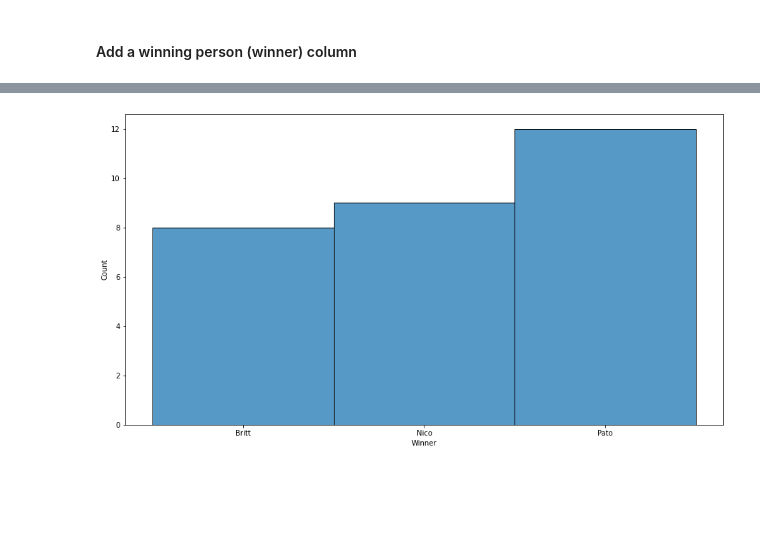
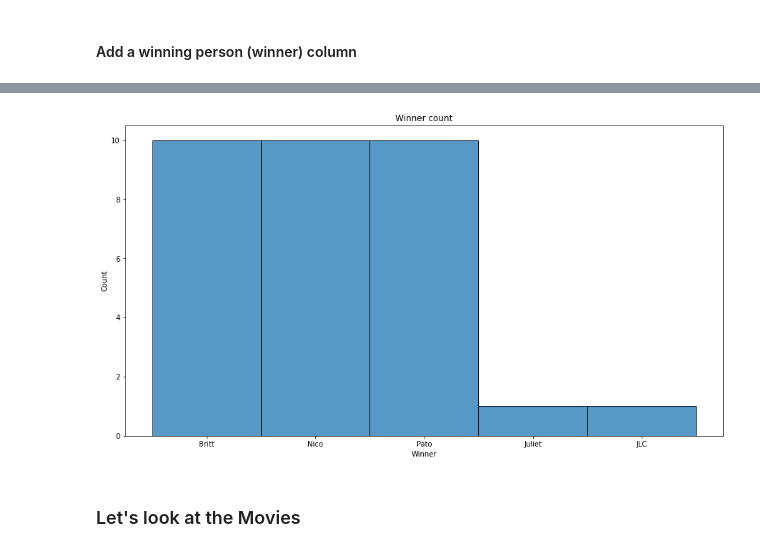
Before and after one commit to p-contreras/Movie-Project, a Jupyter notebook: Cool stuff.ipynb, the cells around one changed output, grey strips where cells are left out. Saved outputs shown, nothing was run; the diff lists cells and outputs as text; code cells hidden in the pictures; blank space fills up the shorter version.

```diff
--- a/Cool stuff.ipynb
+++ b/Cool stuff.ipynb
@@ -133,6 +131,3 @@ The Wire                    1
 Name: Voting_Data_ID, dtype: int64
 # %% [markdown]
 #### Add a winning person (winner) column
-# %%
-df['Winner'] = df['Winning_Title'].map(df.groupby('Title')['Name'].first())
-df.head()
@@ -146,2 +134,14 @@ df.head()
+# %%
+def winner(row):
+    voting_data_id = row['Voting_Data_ID']
+
+    winning_title = row['Winning_Title']
+
+    winner = df.loc[(df['Voting_Data_ID'] == voting_data_id) &
+                    (df['Title'] == winning_title), 'Name'].values[0]
+
+    return winner
+# %%
+df['Winner'] = df.apply(winner, axis=1)
 # %%
-winners = df.loc[df['Voting_Data_ID'] != 5 ].groupby('Voting_Data_ID')['Winner'].first().reset_index()
+winners = df.groupby('Voting_Data_ID')['Winner'].first().reset_index()
@@ -148,10 +168,12 @@ winners = df.loc[df['Voting_Data_ID'] != 5 ].groupby('Voting_Data_ID')['Winner']
 # %%
 plt.figure(figsize = (15,8))
 
 
 sns.histplot(x = 'Winner',
              data = winners)
 
+plt.title('Winner count')
+
 plt.show()
 # %% [output]
-[figure, old version]
+[figure, new version]
@@ -157,0 +192,2 @@ plt.show()
+# %% [markdown]
+### Let's look at the Movies
```
Also changed, not shown: parts of 17 cells of this notebook, 2 other files.
